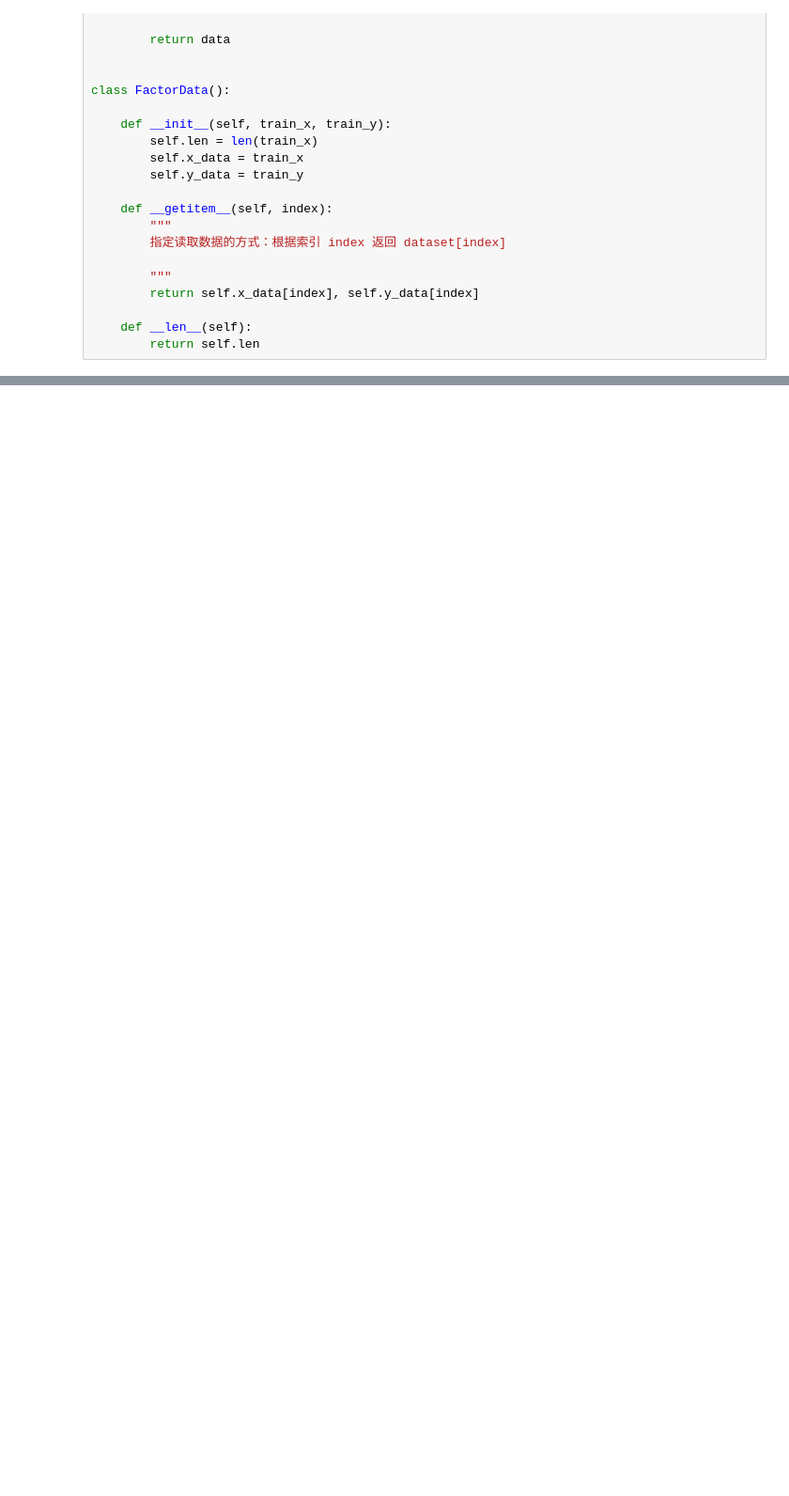
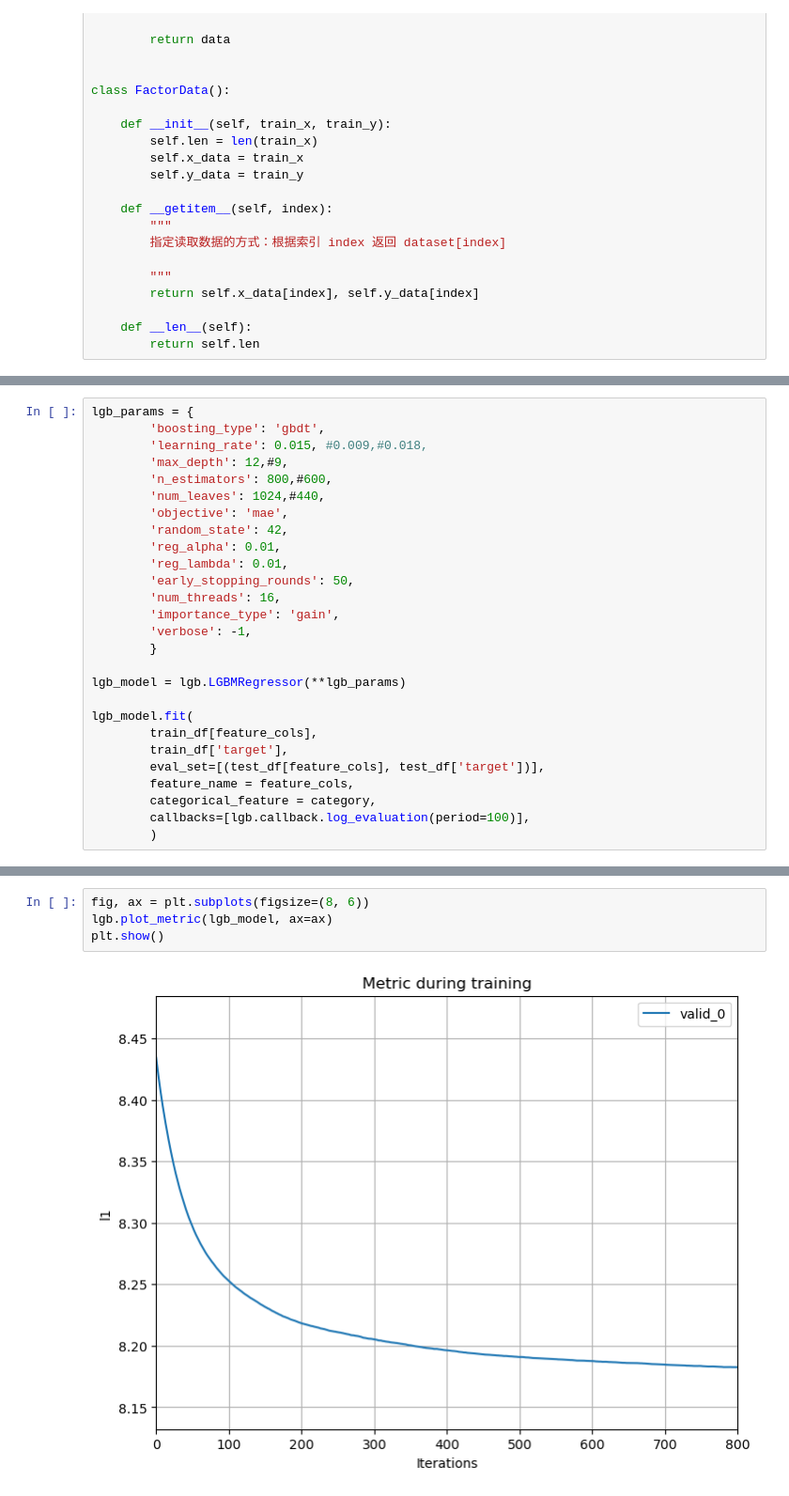
Before and after one commit to slidot41/kaggle_2023, a Jupyter notebook: notebooks/train_MLP.ipynb, the cells around one changed output, grey strips where cells are left out. Shown at 94% size. Saved outputs shown, nothing was run; the diff lists cells and outputs as text; blank space fills up the shorter version.

```diff
--- a/notebooks/train_MLP.ipynb
+++ b/notebooks/train_MLP.ipynb
@@ -244,0 +268,27 @@ print(test_loss_list)
+# %%
+lgb_params = {
+        'boosting_type': 'gbdt',
+        'learning_rate': 0.015, #0.009,#0.018,
+        'max_depth': 12,#9,
+        'n_estimators': 800,#600,
+        'num_leaves': 1024,#440,
+        'objective': 'mae',
+        'random_state': 42,
+        'reg_alpha': 0.01,
+        'reg_lambda': 0.01,
+        'early_stopping_rounds': 50,
+        'num_threads': 16,
+        'importance_type': 'gain',
+        'verbose': -1,
+        }
+
+lgb_model = lgb.LGBMRegressor(**lgb_params)
+
+lgb_model.fit(
+        train_df[feature_cols],
+        train_df['target'],
+        eval_set=[(test_df[feature_cols], test_df['target'])],
+        feature_name = feature_cols,
+        categorical_feature = category,
+        callbacks=[lgb.callback.log_evaluation(period=100)],
+        )
@@ -244,0 +320,6 @@ print(test_loss_list)
+# %%
+fig, ax = plt.subplots(figsize=(8, 6))
+lgb.plot_metric(lgb_model, ax=ax)
+plt.show()
+# %% [output]
+[figure, added]
```
Also changed, not shown: parts of 13 cells of this notebook, 4 other files.
